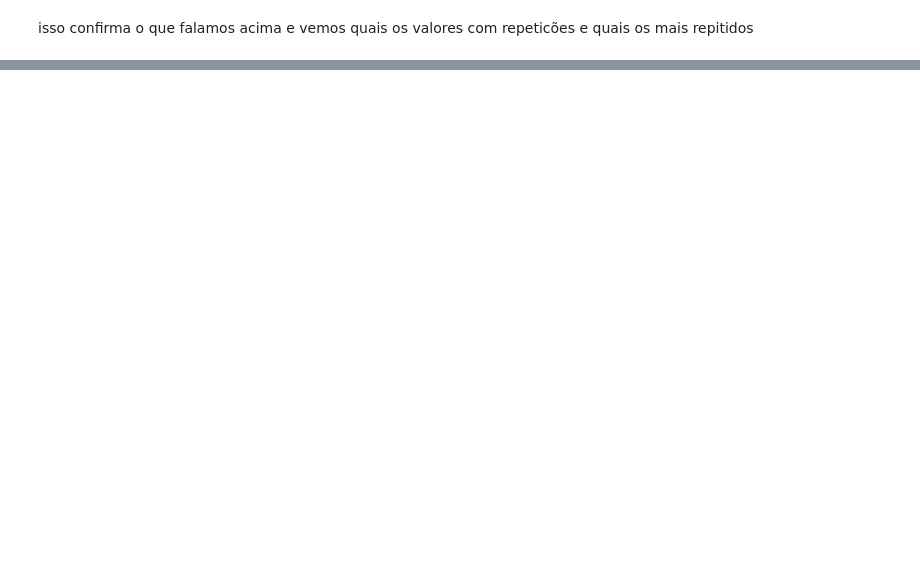
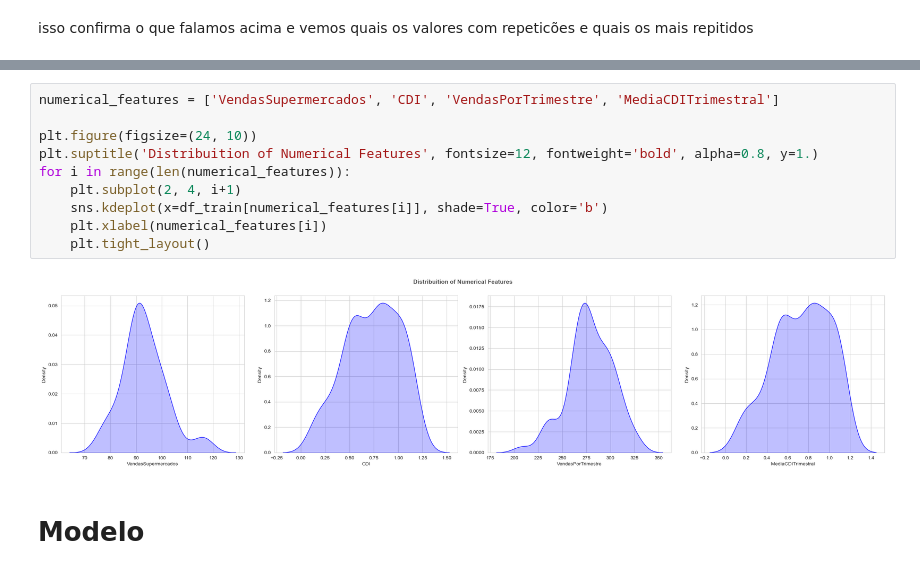
Before and after one commit to leonardoccarv/VendasDeSupermercados, a Jupyter notebook: notebook.ipynb, the cells around one changed output, grey strips where cells are left out. Cells and saved outputs as stored; diff of their text form; blank space fills up the shorter version.

```diff
--- a/notebook.ipynb
+++ b/notebook.ipynb
@@ -145,0 +212,14 @@ Vemos que as ditribuição de **VendasSupermercados** possui dois dois picos um
+# %%
+numerical_features = ['VendasSupermercados', 'CDI', 'VendasPorTrimestre', 'MediaCDITrimestral']
+
+plt.figure(figsize=(24, 10))
+plt.suptitle('Distribuition of Numerical Features', fontsize=12, fontweight='bold', alpha=0.8, y=1.)
+for i in range(len(numerical_features)):
+    plt.subplot(2, 4, i+1)
+    sns.kdeplot(x=df_train[numerical_features[i]], shade=True, color='b')
+    plt.xlabel(numerical_features[i])
+    plt.tight_layout()
+# %% [output]
+[figure, added]
+# %% [markdown]
+# Modelo
```
Also changed, not shown: parts of 21 cells of this notebook.
